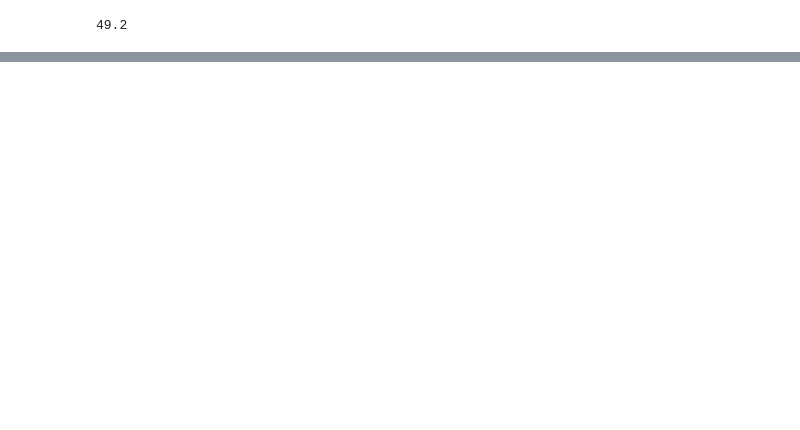
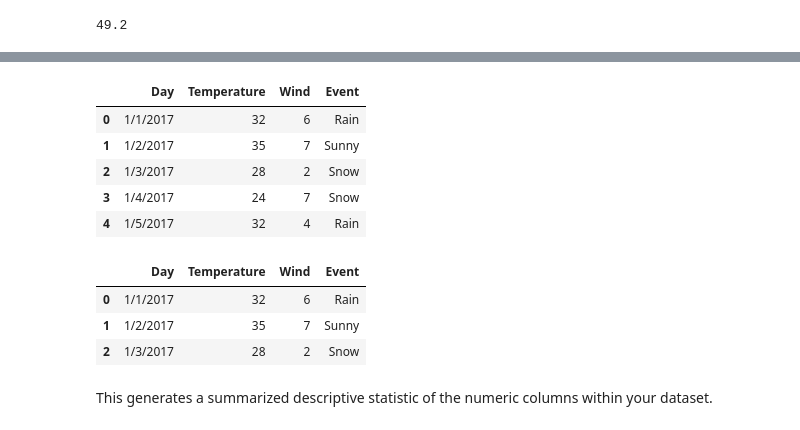
Before and after one commit to KoreDare/Python_Bootcamp, a Jupyter notebook: Python_Basics.ipynb, the cells around one changed output, grey strips where cells are left out. Cells and saved outputs as stored; diff of their text form; code cells hidden in the pictures; blank space fills up the shorter version.

```diff
--- a/Python_Basics.ipynb
+++ b/Python_Basics.ipynb
@@ -793,0 +831,18 @@ dtype: object
+# %%
+df1.head()  # To view top 5 rows
+# %% [output]
+|  | Day | Temperature | Wind | Event |
+| 0 | 1/1/2017 | 32 | 6 | Rain |
+| 1 | 1/2/2017 | 35 | 7 | Sunny |
+| 2 | 1/3/2017 | 28 | 2 | Snow |
+| 3 | 1/4/2017 | 24 | 7 | Snow |
+| 4 | 1/5/2017 | 32 | 4 | Rain |
+# %%
+df1.head(3) # When you ispecify the parameter, it returns the number of rows specified from the top - in this case, the top 3.
+# %% [output]
+|  | Day | Temperature | Wind | Event |
+| 0 | 1/1/2017 | 32 | 6 | Rain |
+| 1 | 1/2/2017 | 35 | 7 | Sunny |
+| 2 | 1/3/2017 | 28 | 2 | Snow |
+# %% [markdown]
+This generates a summarized descriptive statistic of the numeric columns within your dataset.
```
Also changed, not shown: parts of 46 cells of this notebook.
